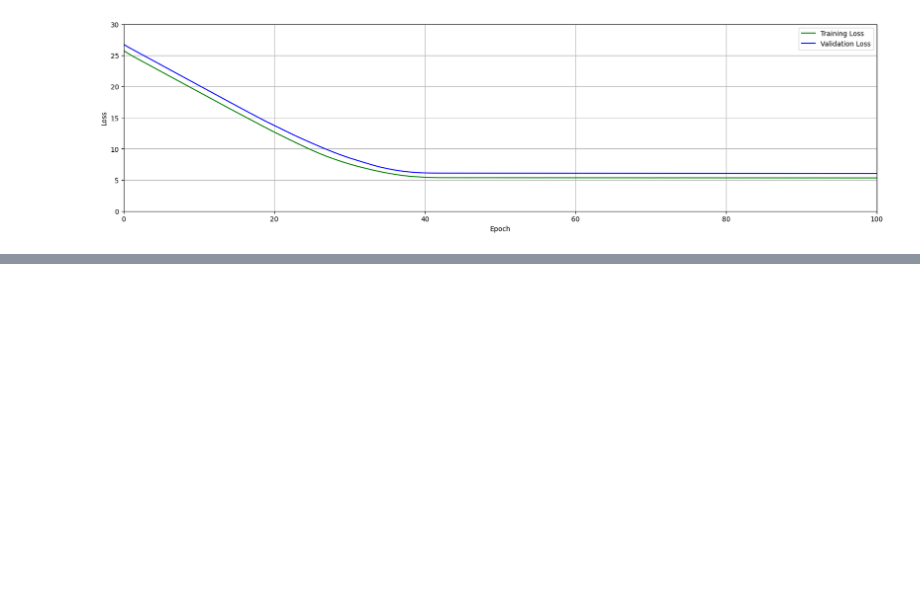
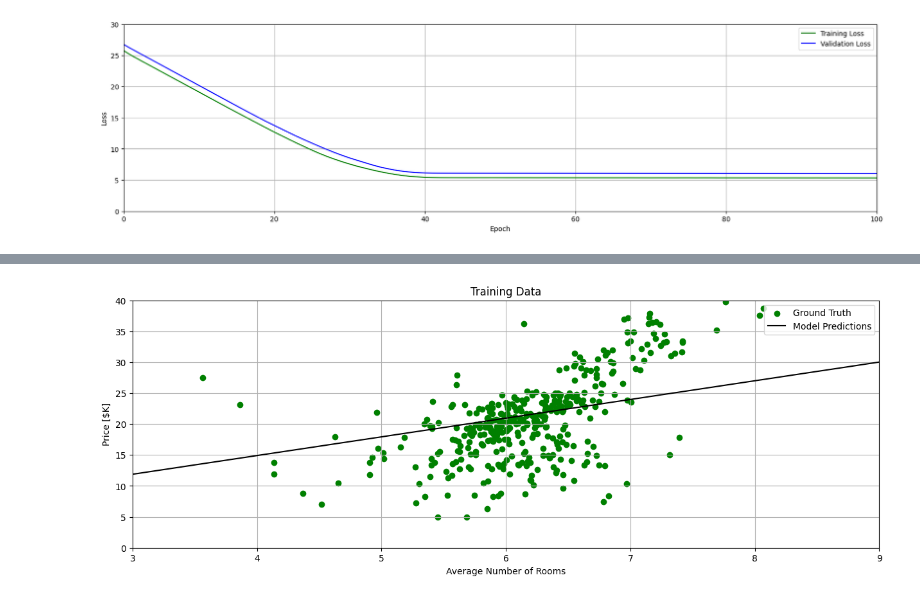
Before and after one commit to Godwin-Anku/earthquake_project, a Jupyter notebook: Deep_Learning_(Linear_Regression_Modeling).ipynb, the cells around one changed output, grey strips where cells are left out. Drawn from its saved outputs; the diff is of its cells as text; code cells hidden in the pictures; blank space fills up the shorter version.

```diff
--- a/Deep_Learning_(Linear_Regression_Modeling).ipynb
+++ b/Deep_Learning_(Linear_Regression_Modeling).ipynb
@@ -125,0 +146,3 @@ plot_loss(history)
+# %%
+x = np.linspace(3, 9, 10)
+y = model.predict(x)
@@ -125,0 +169,16 @@ plot_loss(history)
+# %%
+def plot_data(x_data, y_data, x, y, title = None):
+  plt.figure(figsize = (15, 5))
+  plt.scatter(x_data, y_data, color = 'green', label = 'Ground Truth')
+  plt.plot(x, y , color = 'k', label = 'Model Predictions')
+  plt.xlim([3, 9])
+  plt.ylim([0, 40])
+  plt.xlabel('Average Number of Rooms')
+  plt.ylabel('Price [$K]')
+  plt.grid(True)
+  plt.title(title)
+  plt.legend()
+# %%
+plot_data(X_train_1D, y_train, x, y, title = 'Training Data')
+# %% [output]
+[figure, added]
```
Also changed, not shown: parts of 6 cells of this notebook.
